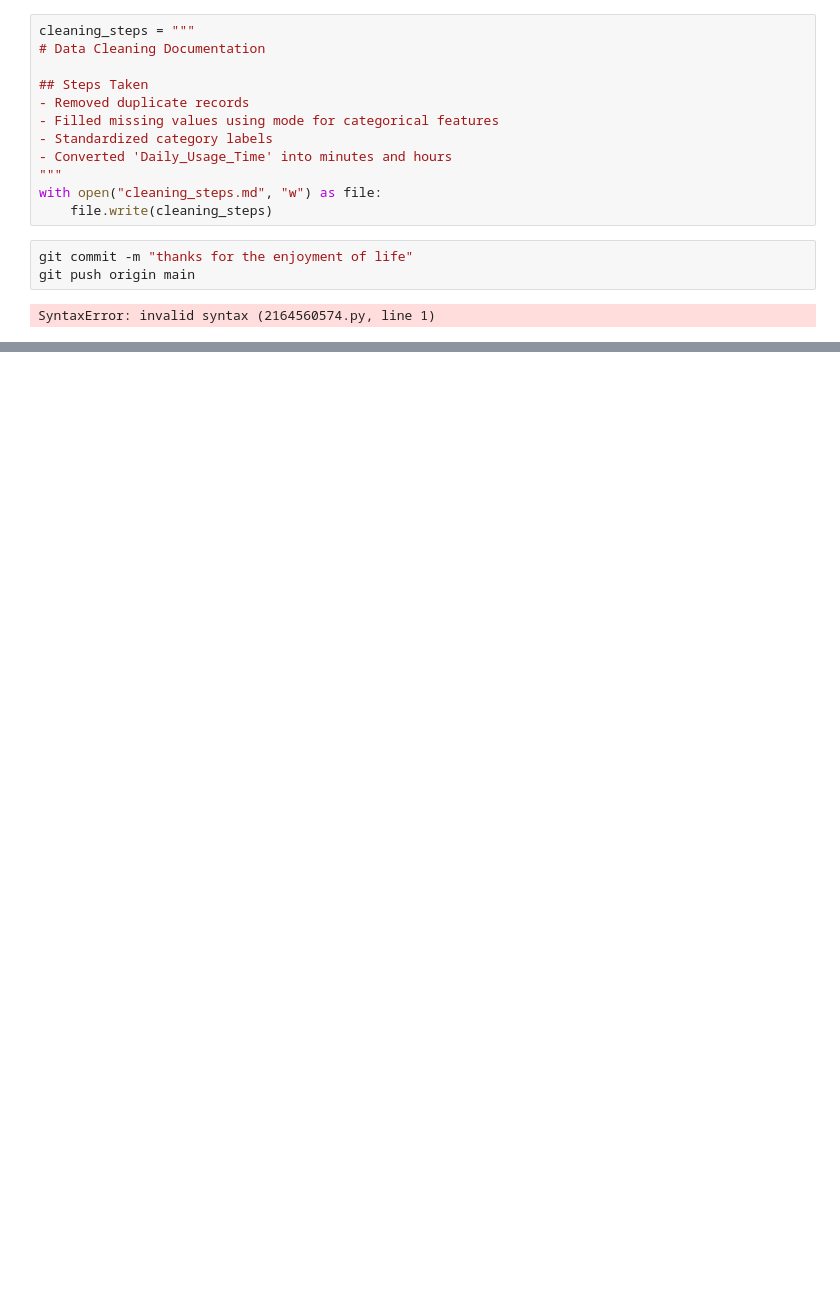
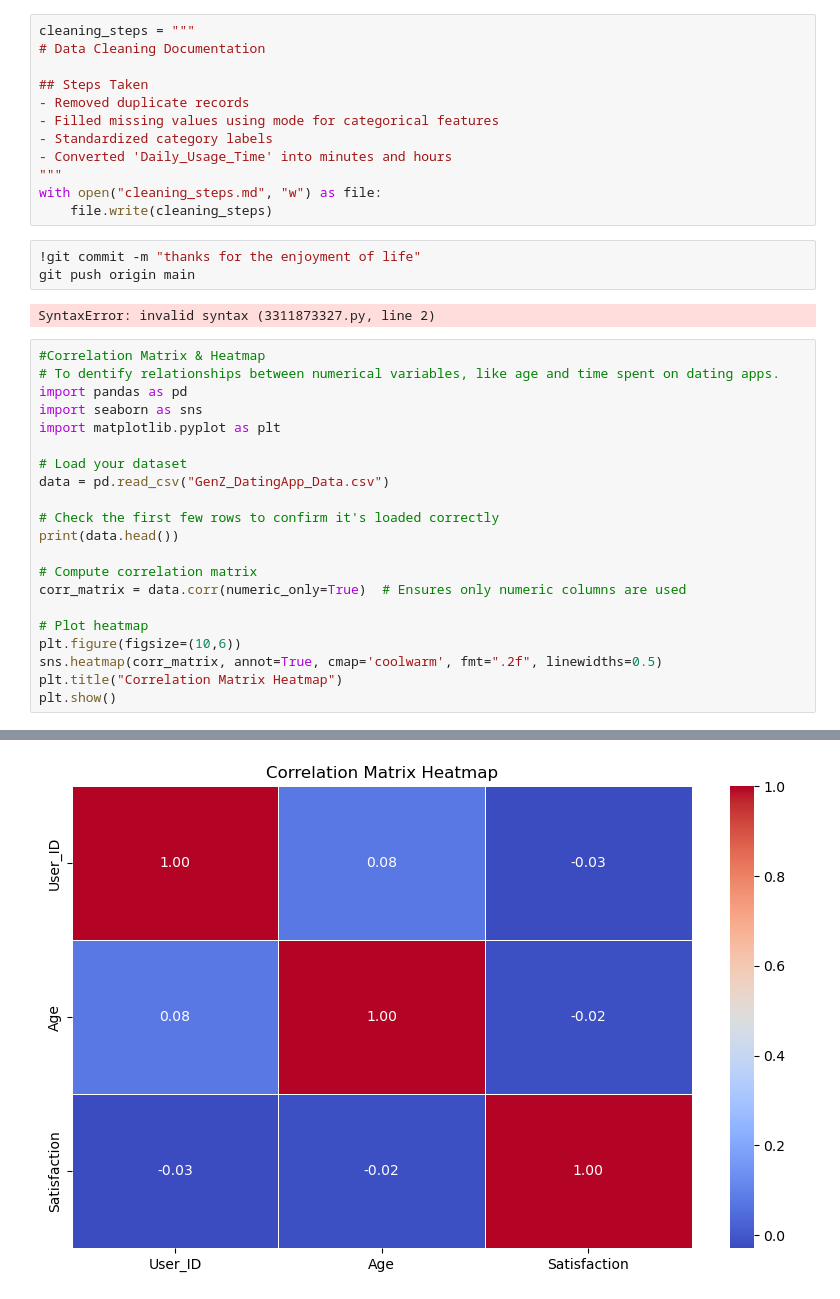
Before and after one commit to FemitheDreamer/ML-EDA, a Jupyter notebook: dataset/archive/Practice1.ipynb, the cells around one changed output, grey strips where cells are left out. Cells and saved outputs as stored; diff of their text form; blank space fills up the shorter version.

```diff
--- a/dataset/archive/Practice1.ipynb
+++ b/dataset/archive/Practice1.ipynb
@@ -567,7 +569,29 @@ cleaning_steps = """
 with open("cleaning_steps.md", "w") as file:
     file.write(cleaning_steps)
 # %%
-git commit -m "thanks for the enjoyment of life"
+!git commit -m "thanks for the enjoyment of life"
 git push origin main
 # %% [output]
-SyntaxError: invalid syntax (2164560574.py, line 1)
+SyntaxError: invalid syntax (3311873327.py, line 2)
+# %%
+#Correlation Matrix & Heatmap
+# To dentify relationships between numerical variables, like age and time spent on dating apps.
+import pandas as pd
+import seaborn as sns
+import matplotlib.pyplot as plt
+
+# Load your dataset
+data = pd.read_csv("GenZ_DatingApp_Data.csv")
+
+# Check the first few rows to confirm it's loaded correctly
+print(data.head())
+
+# Compute correlation matrix
+corr_matrix = data.corr(numeric_only=True)  # Ensures only numeric columns are used
+
+# Plot heatmap
+plt.figure(figsize=(10,6))
+sns.heatmap(corr_matrix, annot=True, cmap='coolwarm', fmt=".2f", linewidths=0.5)
+plt.title("Correlation Matrix Heatmap")
+plt.show()
+# %% [output]
@@ -573,0 +615 @@ SyntaxError: invalid syntax (2164560574.py, line 1)
+[figure, added]
```
Also changed, not shown: parts of 16 cells of this notebook.
